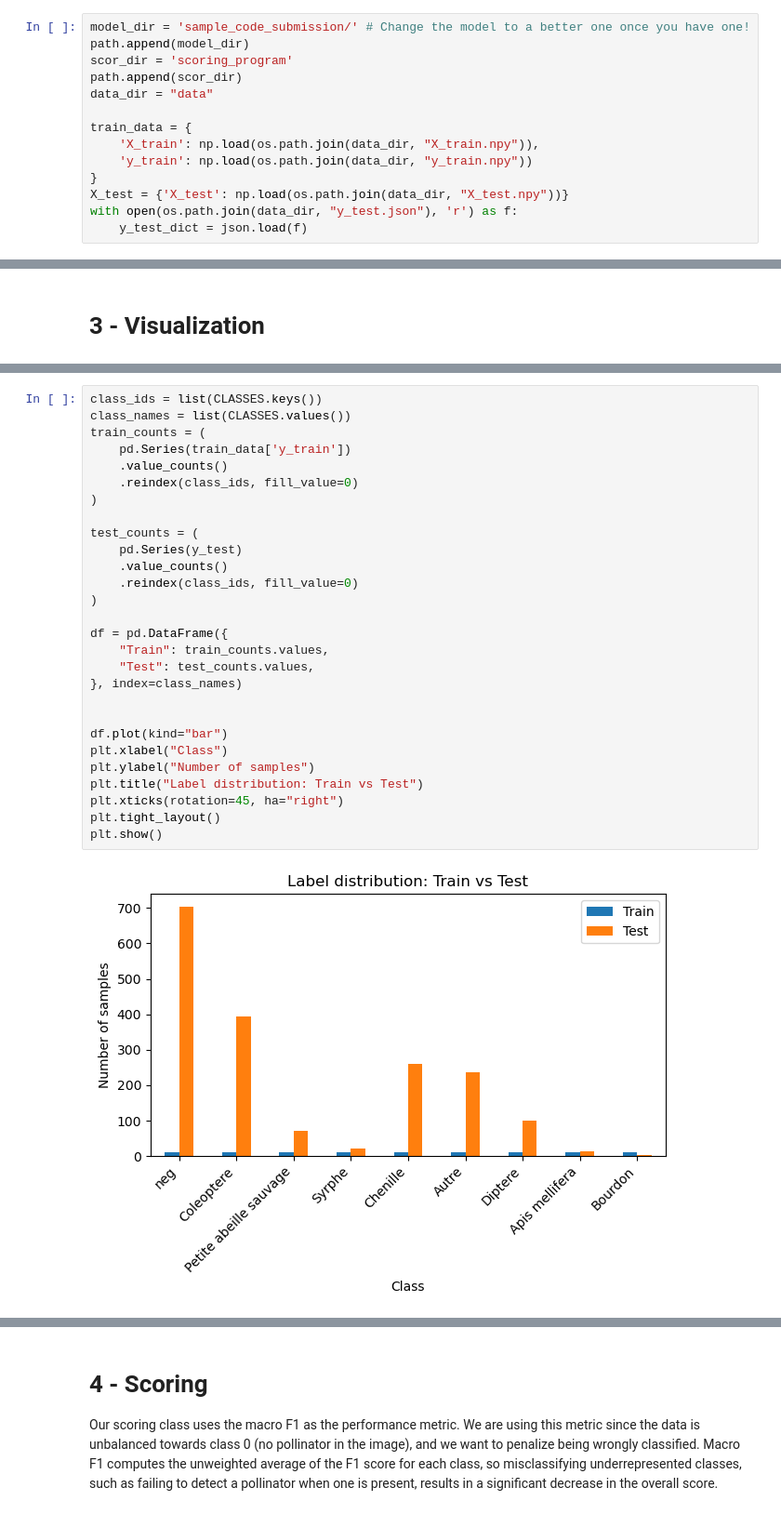
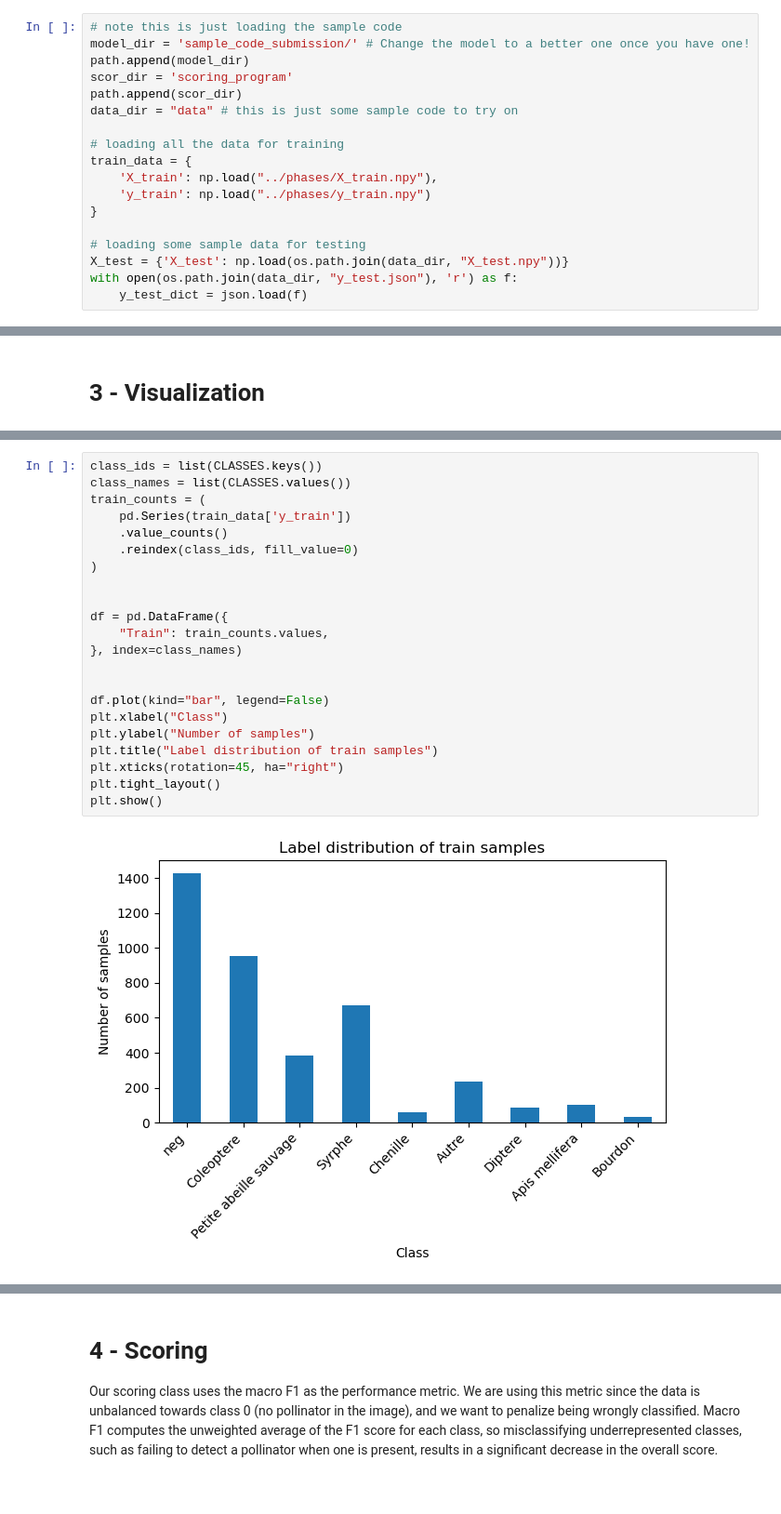
Before and after one commit to Group4-AI-Challenge/pollinator2-Challenge-M1-AI, a Jupyter notebook: Starting Kit/README.ipynb, the cells around one changed output, grey strips where cells are left out. Shown at 93% size. Drawn from its saved outputs; the diff is of its cells as text.

Commit message:
visualizations updated

```diff
--- a/Starting Kit/README.ipynb
+++ b/Starting Kit/README.ipynb
@@ -95,16 +93,20 @@ import tqdm as tq
 # %% [markdown]
 # 1 - Data Loading
 # %%
+# note this is just loading the sample code
 model_dir = 'sample_code_submission/' # Change the model to a better one once you have one!
 path.append(model_dir)
 scor_dir = 'scoring_program'
 path.append(scor_dir)
-data_dir = "data"
+data_dir = "data" # this is just some sample code to try on
 
+# loading all the data for training
 train_data = {
-    'X_train': np.load(os.path.join(data_dir, "X_train.npy")),
-    'y_train': np.load(os.path.join(data_dir, "y_train.npy"))
+    'X_train': np.load("../phases/X_train.npy"),
+    'y_train': np.load("../phases/y_train.npy")
 }
+
+# loading some sample data for testing
 X_test = {'X_test': np.load(os.path.join(data_dir, "X_test.npy"))}
 with open(os.path.join(data_dir, "y_test.json"), 'r') as f:
     y_test_dict = json.load(f)
@@ -131,30 +135,24 @@ y_test = y_test_dict['y_test']
 # %%
 class_ids = list(CLASSES.keys())
 class_names = list(CLASSES.values())
 train_counts = (
     pd.Series(train_data['y_train'])
     .value_counts()
     .reindex(class_ids, fill_value=0)
 )
 
-test_counts = (
-    pd.Series(y_test)
-    .value_counts()
-    .reindex(class_ids, fill_value=0)
-)
 
 df = pd.DataFrame({
     "Train": train_counts.values,
-    "Test": test_counts.values,
 }, index=class_names)
 
 
-df.plot(kind="bar")
+df.plot(kind="bar", legend=False)
 plt.xlabel("Class")
 plt.ylabel("Number of samples")
-plt.title("Label distribution: Train vs Test")
+plt.title("Label distribution of train samples")
 plt.xticks(rotation=45, ha="right")
 plt.tight_layout()
 plt.show()
 # %% [output]
-[figure, old version]
+[figure, new version]
```
Also changed, not shown: parts of 9 cells of this notebook.
